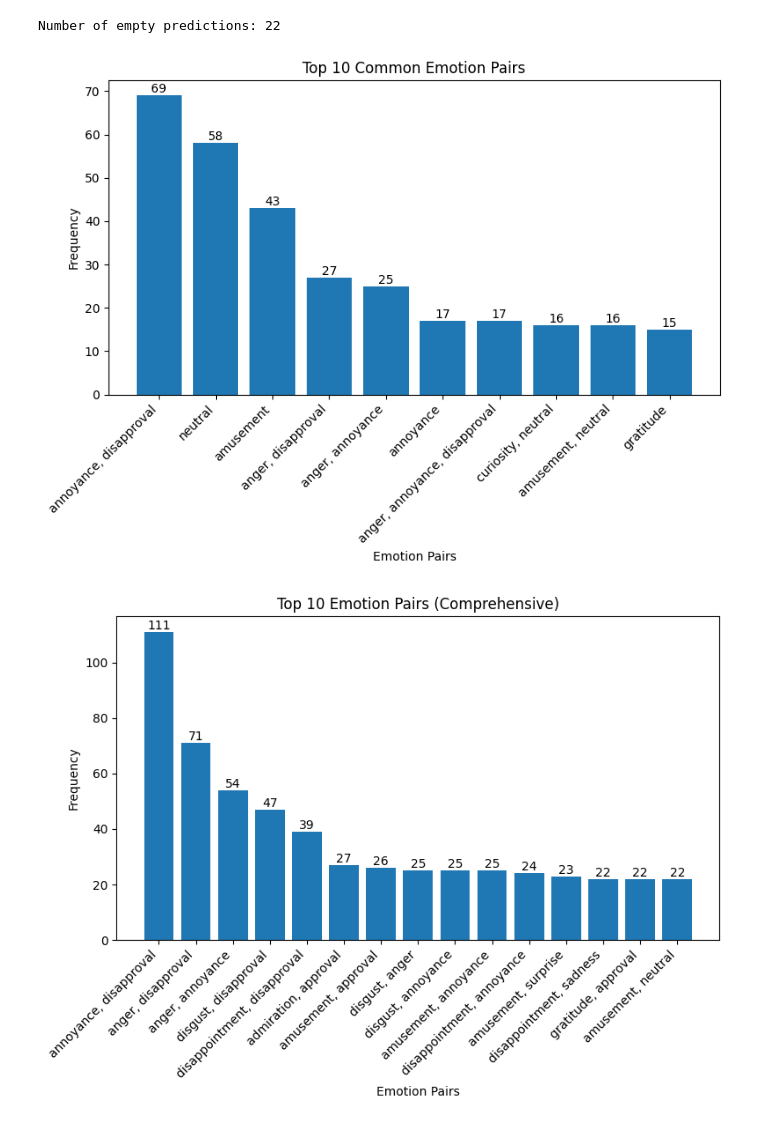
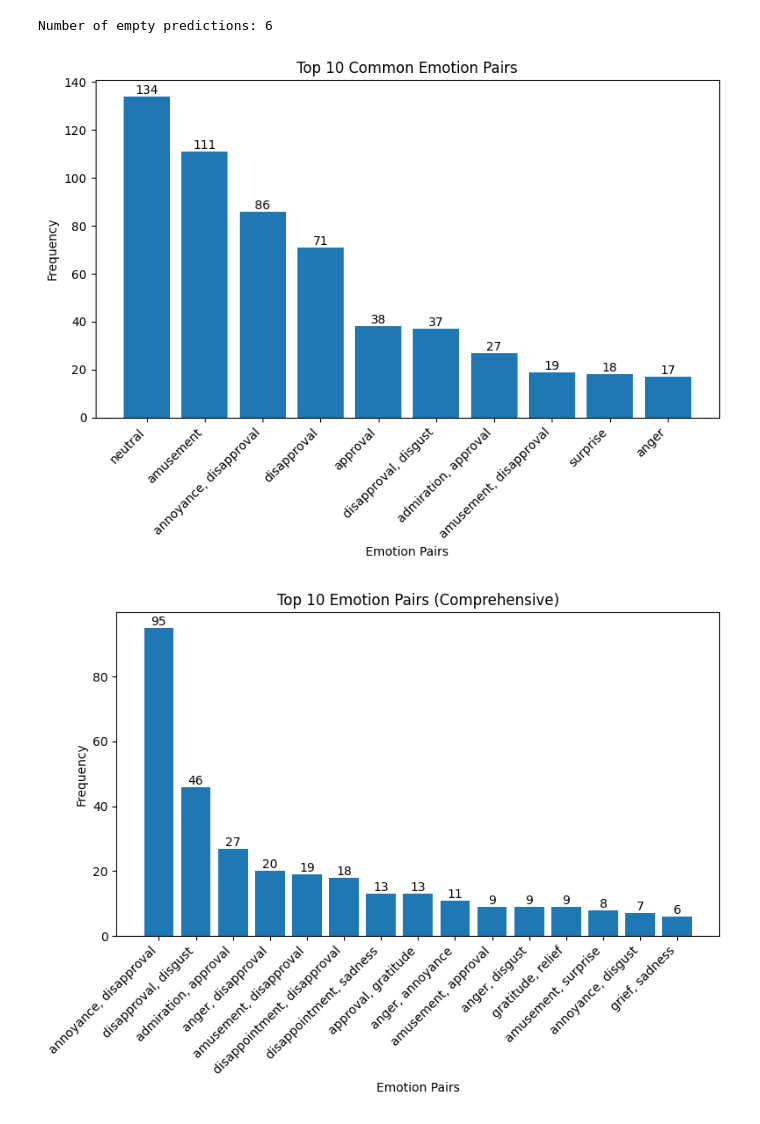
Before and after one commit to AminMohamed-3/LEGO, a Jupyter notebook: cleaning/analysis.ipynb, the cells around one changed output. Drawn from its saved outputs; the diff is of its cells as text; code cells hidden in the pictures.

```diff
--- a/cleaning/analysis.ipynb
+++ b/cleaning/analysis.ipynb
@@ -66,7 +66,7 @@ def print_table(data, title):
     print(f"\n{title}")
     print(tabulate(df, headers='keys', tablefmt='fancy_grid', showindex=False))
 
-def plot_top_pairs(data, title):
+def plot_top_pairs(data, title, run_number, save=False, set_="train"):
     emotions, counts = zip(*data)
     emotions = [', '.join(e) for e in emotions]
 
@@ -83,9 +83,14 @@ def plot_top_pairs(data, title):
                  f'{height}', ha='center', va='bottom')
 
     plt.tight_layout()
-    plt.show()
 
-def plot_heatmap(data):
+    if save:
+        plt.savefig(f'run{run_number}/plots/{title}.png')
+        plt.show()
+    else:
+        plt.show()
+
+def plot_heatmap(data, run_number, save=False, set_="train"):
     # Create a DataFrame with all emotions
     df = pd.DataFrame(0, index=EMOTIONS, columns=EMOTIONS)
 
@@ -99,4 +104,10 @@ def plot_heatmap(data):
     sns.heatmap(df, annot=True, cmap='YlOrRd', fmt='d')
     plt.title('Emotion Co-occurrence Heatmap')
     plt.tight_layout()
-    plt.show()
+
+    if save:
+        plt.savefig(f'run{run_number}/plots/{set_}_heatmap_run_{run_number}.png')
+
+        plt.show()
+    else:
+        plt.show()
@@ -111,23 +114,28 @@ train_df.to_csv('train.csv', index=False)
 # %%
 # Main execution
-file_path = 'run2/train_neutralized_filtered.csv'  # Replace with your actual file path
+run_number = 3
+set_ = 'train'
+run_label = 'neutralized'
+file_path = f'run{run_number}/{set_}_{run_label}_filtered.csv'
 data = process_csv(file_path)
 
 Number = 10
-Print_Table = True
+Print_Table = False
 
 top_pairs = get_top_pairs(data, n=Number)
 all_emotion_pairs = get_all_emotion_pairs(data)
+# plot and save
+plot_top_pairs(top_pairs, f"Top {Number} Common Emotion Pairs", run_number, save=True, set_=set_)
+plot_top_pairs(all_emotion_pairs, f"Top {Number} Emotion Pairs (Comprehensive)", run_number, save=True, set_=set_)
+plot_heatmap(get_all_emotion_pairs(data, n=len(EMOTIONS)**2), run_number, save=True, set_=set_)
 
-plot_top_pairs(top_pairs, f"Top {Number} Common Emotion Pairs")
-plot_top_pairs(all_emotion_pairs, f"Top {Number} Emotion Pairs (Comprehensive)")
-plot_heatmap(get_all_emotion_pairs(data, n=len(EMOTIONS)**2))
+#save all the plots
 
 
 if Print_Table:
     print_table(top_pairs, f"Top {Number} Common Pairs")
     print_table(all_emotion_pairs, f"Top {Number} Pairs of Emotions (Comprehensive)")
 # %% [output]
-Number of empty predictions: 22
+Number of empty predictions: 6
-[figure, old version]
+[figure, new version]
-[figure, old version]
+[figure, new version]
```
Also changed, not shown: parts of 7 cells of this notebook, 12 other files.
